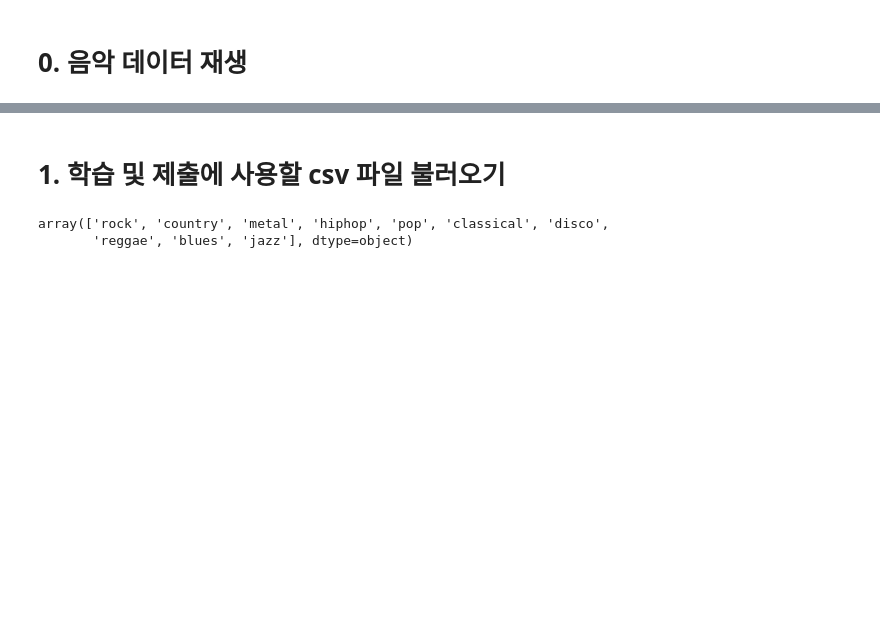
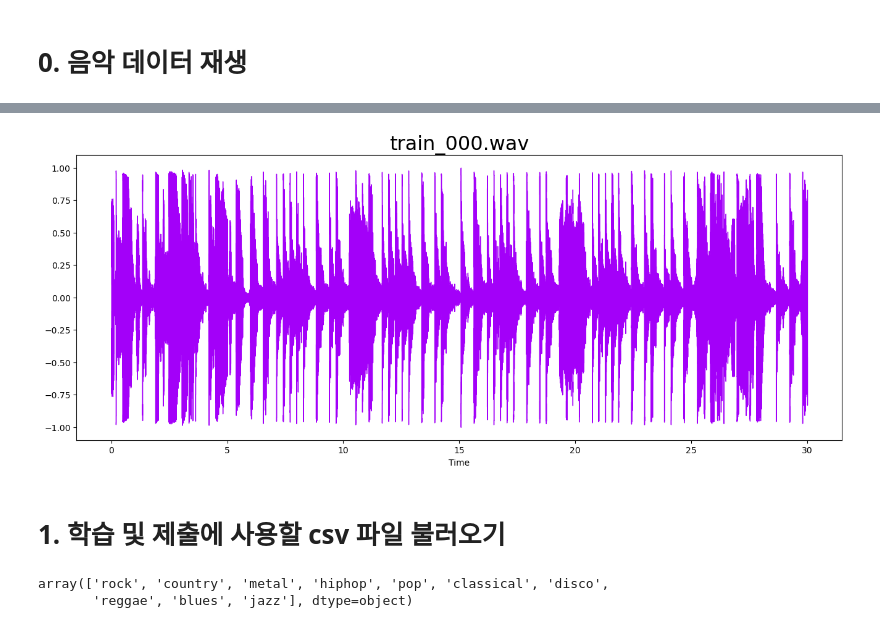
Before and after one commit to yblee1223/ML_term-project, a Jupyter notebook: src/kaggle/2023-ml-tp-music-19011810.ipynb, the cells around one changed output, grey strips where cells are left out. Drawn from its saved outputs; the diff is of its cells as text; code cells hidden in the pictures; blank space fills up the shorter version.

```diff
--- a/src/kaggle/2023-ml-tp-music-19011810.ipynb
+++ b/src/kaggle/2023-ml-tp-music-19011810.ipynb
@@ -42,6 +42,16 @@ audio_wdt = Audio(data=y,rate=sr)
 display(audio_wdt)
 # %% [output]
 [interactive output not drawn]
+# %%
+# visualization
+
+audio_file, _ = librosa.effects.trim(y)
+
+plt.figure(figsize = (16, 6))
+librosa.display.waveshow(y = audio_file, sr = sr, color = "#A300F9");
+plt.title("train_000.wav", fontsize = 23);
+# %% [output]
+[figure, added]
 # %% [markdown]
 # 1. 학습 및 제출에 사용할 csv 파일 불러오기
 # %%
```
Also changed, not shown: parts of 26 cells of this notebook, 15 other files.
